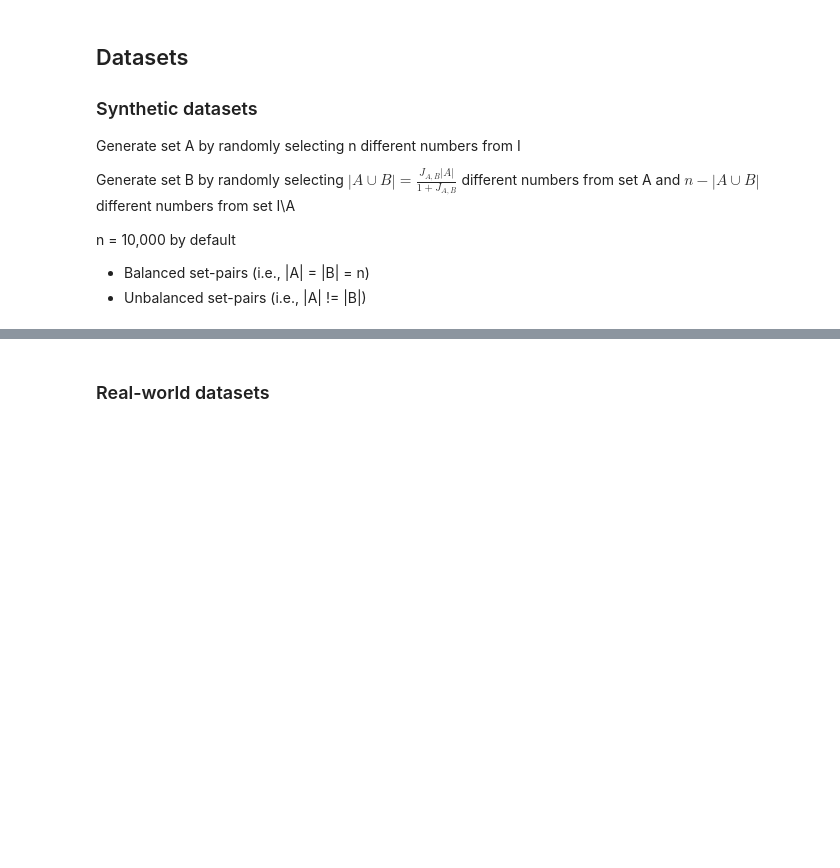
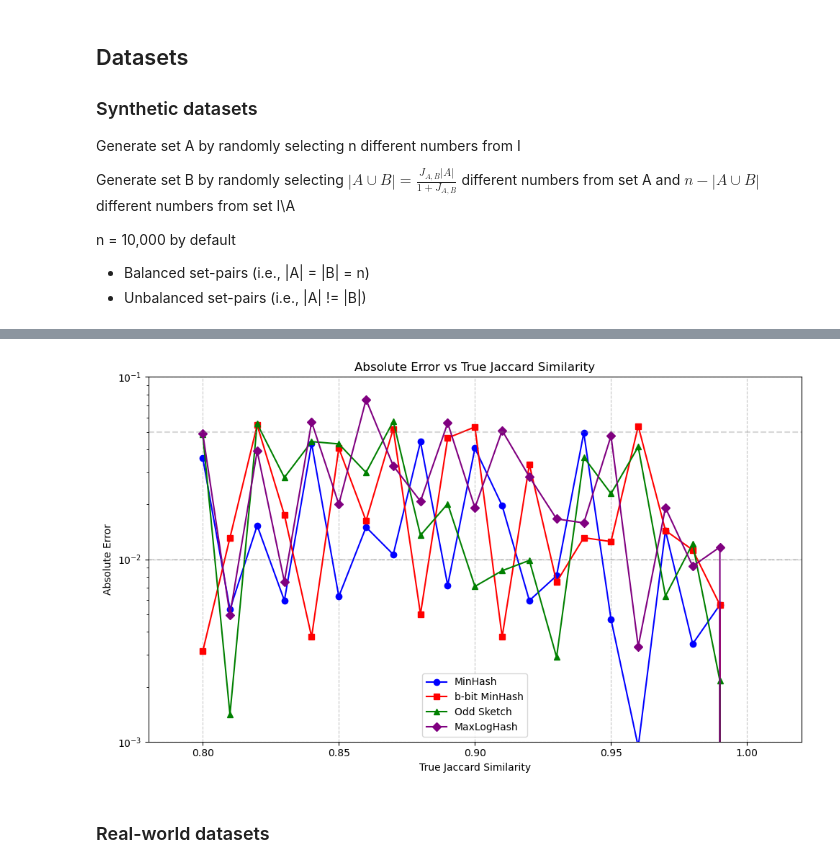
Before and after one commit to junyeongh/cityu-courses, a Jupyter notebook: sdsc3001-2425a/course_project/course-project.ipynb, the cells around one changed output, grey strips where cells are left out. Drawn from its saved outputs; the diff is of its cells as text; code cells hidden in the pictures; blank space fills up the shorter version.

```diff
--- a/sdsc3001-2425a/course_project/course-project.ipynb
+++ b/sdsc3001-2425a/course_project/course-project.ipynb
@@ -415,3 +464,49 @@ for i in range(80, 101):
+# %%
+import matplotlib.pyplot as plt
+
+# Calculate absolute errors
+df = df.with_columns(
+    [
+        pl.col("MinHash").sub(pl.col("True Jaccard")).abs().alias("MinHash_error"),
+        pl.col("b-bit MinHash").sub(pl.col("True Jaccard")).abs().alias("bbit_error"),
+        pl.col("Odd Sketch").sub(pl.col("True Jaccard")).abs().alias("oddsketch_error"),
+        pl.col("MaxLogHash").sub(pl.col("True Jaccard")).abs().alias("maxlog_error"),
+    ]
+)
+
+# Create the plot
+plt.figure(figsize=(10, 6))
+
+# Plot each method's error
+plt.plot(df["True Jaccard"], df["MinHash_error"], "o-", label="MinHash", color="blue")
+plt.plot(df["True Jaccard"], df["bbit_error"], "s-", label="b-bit MinHash", color="red")
+plt.plot(df["True Jaccard"], df["oddsketch_error"], "^-", label="Odd Sketch", color="green")
+plt.plot(df["True Jaccard"], df["maxlog_error"], "D-", label="MaxLogHash", color="purple")
+
+# Customize the plot
+plt.xlabel("True Jaccard Similarity")
+plt.ylabel("Absolute Error")
+plt.title("Absolute Error vs True Jaccard Similarity")
+plt.grid(True, linestyle="--", alpha=0.7)
+plt.legend()
+
+# Set x-axis limits
+plt.xlim(0.78, 1.02)
+
+# Format y-axis to show small values clearly
+plt.yscale("log")  # Use log scale for better visualization of small errors
+plt.ylim(0.001, 0.1)
+
+# Add horizontal lines for reference
+plt.axhline(y=0.01, color="gray", linestyle="--", alpha=0.3)
+plt.axhline(y=0.05, color="gray", linestyle="--", alpha=0.3)
+
+# Adjust layout to prevent label cutoff
+plt.tight_layout()
+
+plt.show()
+# %% [output]
+[figure, added]
 # %% [markdown]
 ### Real-world datasets
 # %%
```
Also changed, not shown: parts of 17 cells of this notebook, 3 other files.
